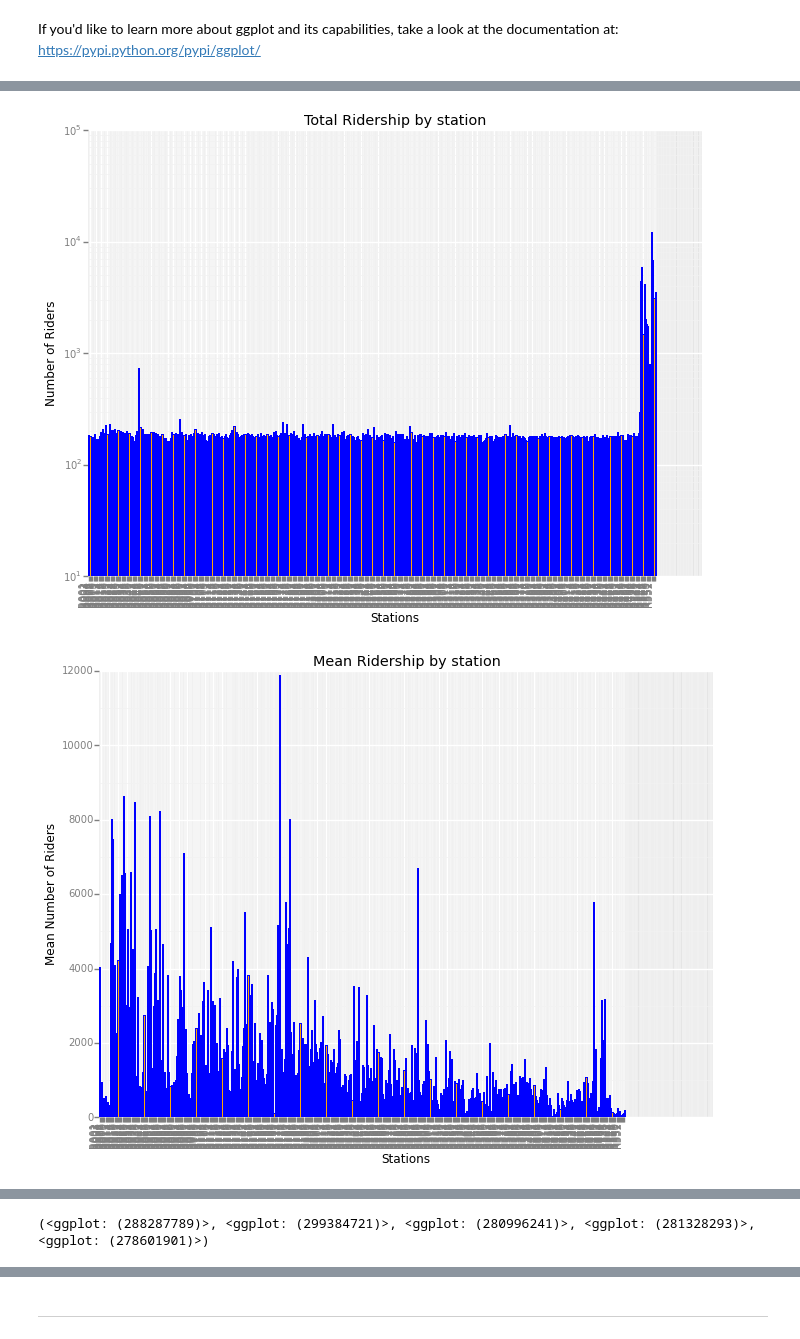
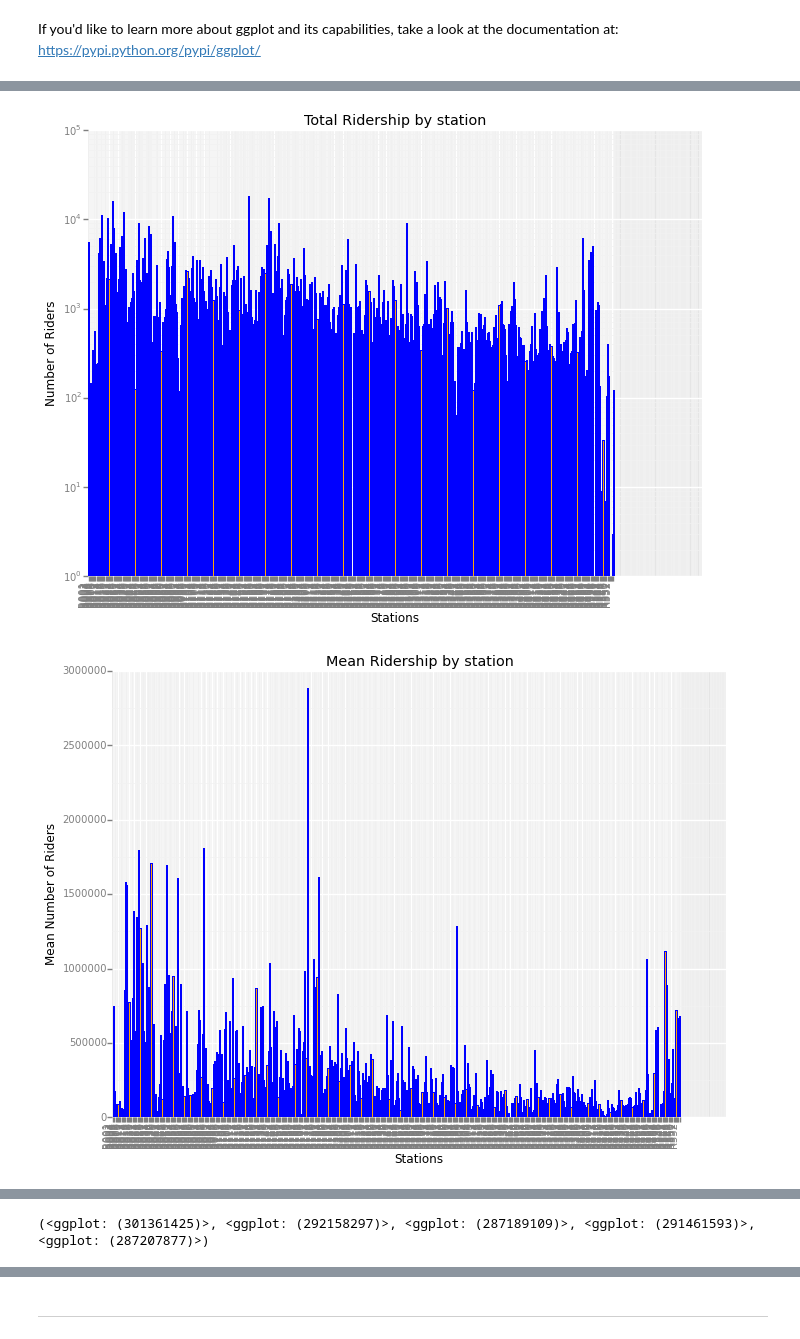
Before and after one commit to Zalefar/Udacity_Data_Analyst_ND, a Jupyter notebook: Udacity_Data_Analyst_Nanodegree_Project_1.ipynb, the cells around one changed output, grey strips where cells are left out. Drawn from its saved outputs; the diff is of its cells as text; code cells hidden in the pictures.

```diff
--- a/Udacity_Data_Analyst_Nanodegree_Project_1.ipynb
+++ b/Udacity_Data_Analyst_Nanodegree_Project_1.ipynb
@@ -1480,7 +1479,7 @@ def plot_weather_data(turnstile_weather):
     # Not really viable graph, to many 'units', far to cluttered, works for
     # very broad Idea of different ridership numbers between stations
     plot3 = ggplot(turnstile_weather, aes(x = 'UNIT', y = 'ENTRIESn_hourly')) + \
-                geom_histogram(stat = 'bin', color = 'blue', fill = 'orange') + \
+                geom_histogram(stat = 'bar', color = 'blue', fill = 'orange') + \
                 theme(axis_text_x=element_text(angle = 90, hjust = 1 )) + \
                 xlab("Stations") + \
                 scale_y_log10() + \
@@ -1488,7 +1487,7 @@ def plot_weather_data(turnstile_weather):
                 ggtitle("Total Ridership by station")
 
     plot4 = ggplot(turnstile_weather, aes(x = 'UNIT', y = 'ENTRIESn_hourly')) + \
-                geom_histogram(stat = 'summary', color = 'blue', fill = 'orange') + \
+                geom_histogram(aes(weight = 'ENTRIESn_hourly'), color = 'blue', fill = 'orange') + \
                 theme(axis_text_x=element_text(angle = 90, hjust = 1 )) + \
                 xlab("Stations") + \
                 ylab("Mean Number of Riders") + \
@@ -1508,37 +1507,37 @@ def plot_weather_data(turnstile_weather):
                 xlab('') + \
                 ylab("Density of Exit numbers")
     '''
 
     plot7 = ggplot(turnstile_weather[['precipi','ENTRIESn_hourly']], aes(x='precipi')) + \
                 geom_density(fill = 'purple', alpha = .3) + \
                 ggtitle("Density plot for ridership by precipitation") + \
                 xlab("precipitation") + \
                 ylab("Entries hourly percentage of all Ridership numbers")
 
     plot8 = ggplot(turnstile_weather, aes(x = 'rain', y='ENTRIESn_hourly', width=.6 )) + \
                 geom_bar(stat = "summary",color ='black', fill = 'green', alpha = .7) + \
                 scale_x_continuous(breaks = [0,1], labels = ('no rain','rain')) + \
                 scale_y_continuous(limits = [800,1200], breaks = range(800,1200,50)) + \
                 ggtitle("Mean hourly ridership by presence of rain") + \
                 xlab("") + \
                 ylab("Mean Ridership")
 
 
     #print turnstile_weather.ENTRIESn_hourly.argmax()
     #print turnstile_weather.iloc[80304]
     # print plot6
     return  plot3,plot4,plot5,plot7,plot8
 
 if __name__=="__main__":
     turnstile_weather = pd.read_csv("turnstile_data_master_with_weather.csv")
     turnstile_weather = turnstile_weather.iloc[:,1:len(turnstile_weather.columns)]
     print plot_weather_data(turnstile_weather)
 #warnings.filterwarnings("ignore")
 # %% [output]
-[figure, old version]
+[figure, new version]
-[figure, old version]
+[figure, new version]
 [figure]
 [figure]
 [figure]
-(<ggplot: (288287789)>, <ggplot: (299384721)>, <ggplot: (280996241)>, <ggplot: (281328293)>, <ggplot: (278601901)>)
+(<ggplot: (301361425)>, <ggplot: (292158297)>, <ggplot: (287189109)>, <ggplot: (291461593)>, <ggplot: (287207877)>)
 # %% [markdown]
```
Also changed, not shown: parts of 10 cells of this notebook, 13 other files.
